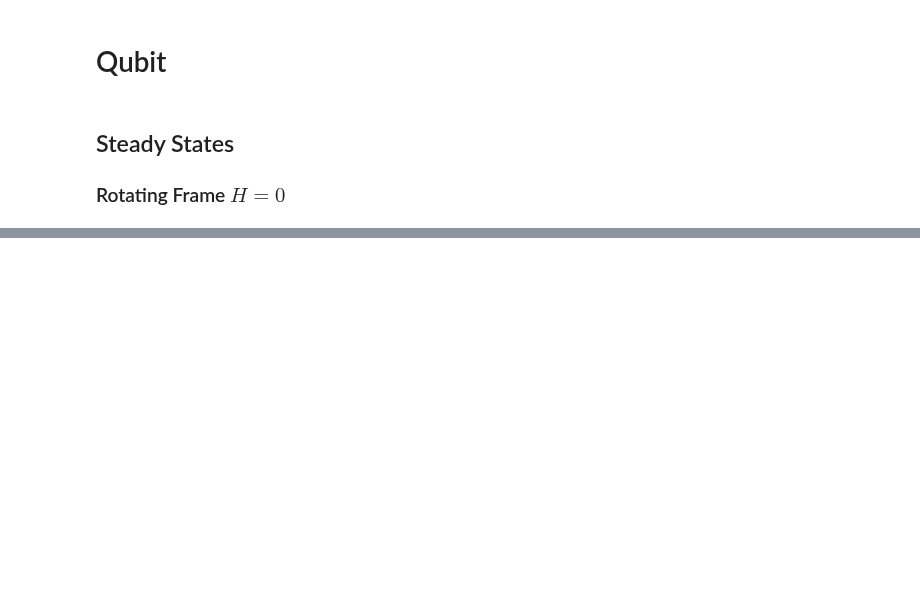
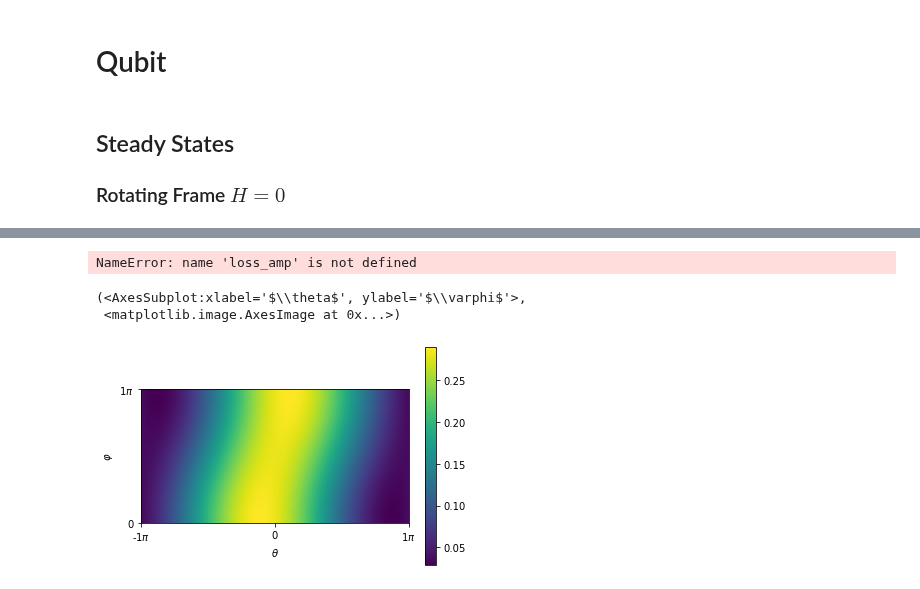
Before and after one commit to OliverDudgeon/QSync, a Jupyter notebook: qubit.ipynb, the cells around one changed output, grey strips where cells are left out. Saved outputs shown, nothing was run; the diff lists cells and outputs as text; code cells hidden in the pictures; blank space fills up the shorter version.

```diff
--- a/qubit.ipynb
+++ b/qubit.ipynb
@@ -36,0 +39,16 @@ plot_spin_qfunc(sstate, theta, phi)
+# %%
+detuning = 0
+signal_strength = min(gain_amp, gain_amp/r)
+H = 0.5 * (detuning * sigmaz() + signal_strength * sigmay())
+signal_sstate = steadystate(H, [gain, loss])
+signal_sstate
+# %% [output]
+NameError: name 'loss_amp' is not defined
+# %%
+theta = np.linspace(0, np.pi, 100)
+phi = np.linspace(-np.pi, np.pi, 100)
+plot_spin_qfunc(signal_sstate, phi, theta)
+# %% [output]
+(<AxesSubplot:xlabel='$\\theta$', ylabel='$\\varphi$'>,
+ <matplotlib.image.AxesImage at 0x...>)
+[figure, added]
```
Also changed, not shown: parts of 5 cells of this notebook.
